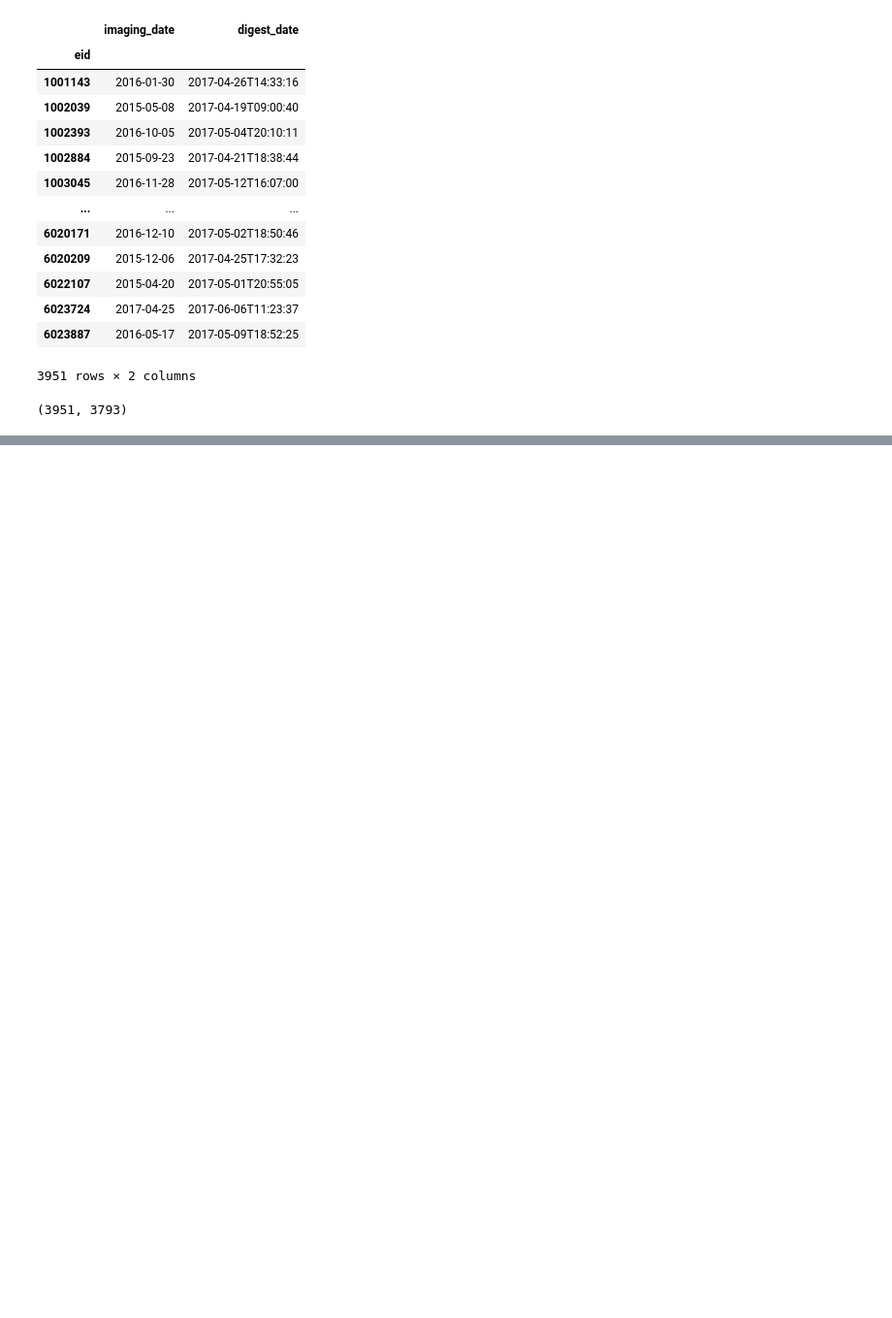
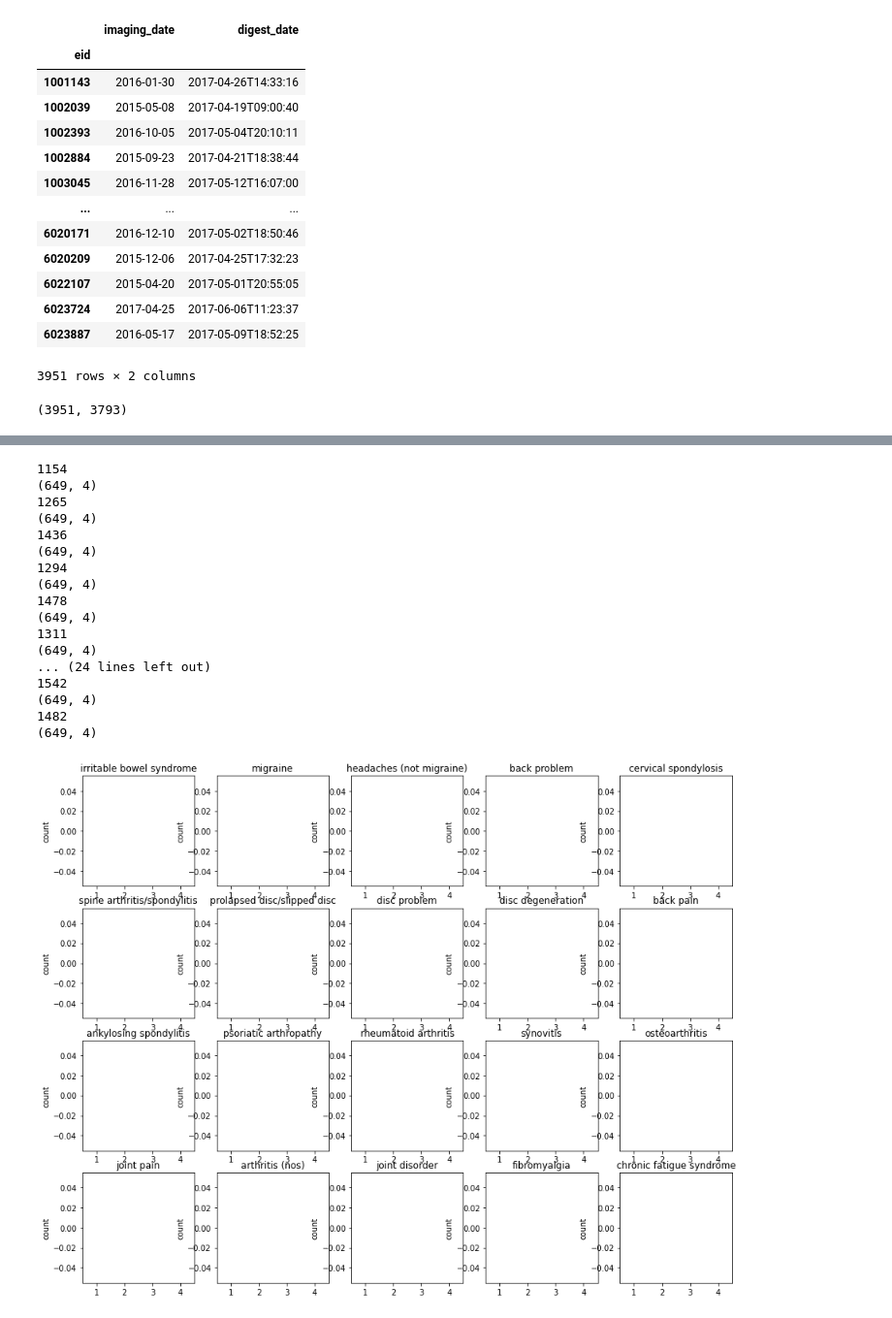
Before and after one commit to syzhang/bbk_pain, a Jupyter notebook: test_data.ipynb, the cells around one changed output, grey strips where cells are left out. Shown at 97% size. Drawn from its saved outputs; the diff is of its cells as text; code cells hidden in the pictures; blank space fills up the shorter version.

```diff
--- a/test_data.ipynb
+++ b/test_data.ipynb
@@ -505,3 +507,5 @@ dfq.shape
 # %%
 # people who has pain in digestive q but no pain
-p_cols = [col for col in dfq.columns if str(21027) in col]
+p_cols = []
+for i, r in df_digestive.iterrows():
+    p_cols += [col for col in dfq.columns if str(r['code']) in col]
@@ -524,0 +544,33 @@ dfq[p_cols]
+# %%
+# check data count
+f, axes = plt.subplots(4,int(df_disease.shape[0]/4), figsize=(15, 12))#, sharey=True)
+c = 0
+
+for i, r in df_disease.iterrows():
+    print(r['code'])
+    df_tmp = extract_disease(dfab, r['code'], visit=[0,1,2,3])
+    print(df_tmp.shape)
+    df_tmp.replace(0.0, np.nan, inplace=True) # keep pain only
+    g = sns.countplot(data=df_tmp, ax=axes.flat[c])
+    axes.flat[c].set_title(r['disease'])
+    axes.flat[c].set_xticklabels(['1','2','3','4'])
+    c += 1
+# %% [output]
+1154
+(649, 4)
+1265
+(649, 4)
+1436
+(649, 4)
+1294
+(649, 4)
+1478
+(649, 4)
+1311
+(649, 4)
+... (24 lines left out)
+1542
+(649, 4)
+1482
+(649, 4)
+[figure, added]
```
Also changed, not shown: parts of 11 cells of this notebook.
